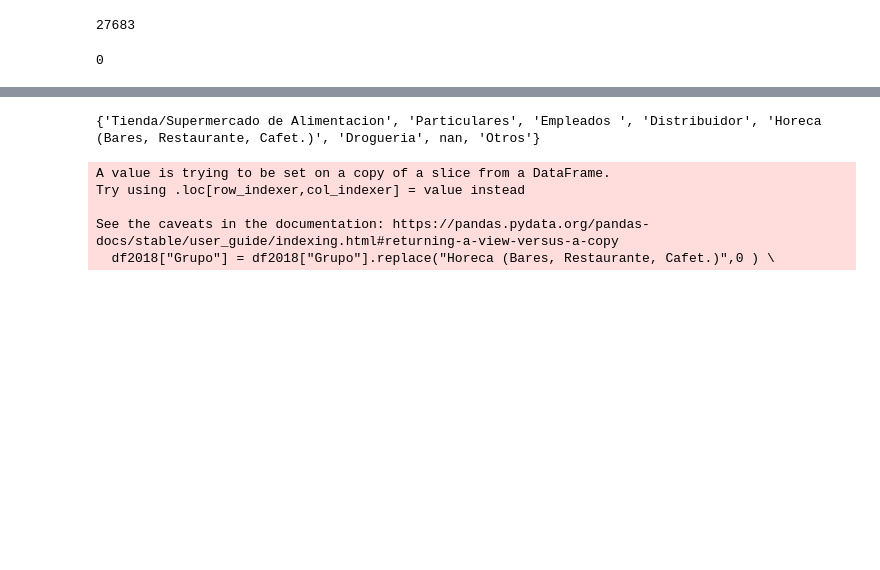
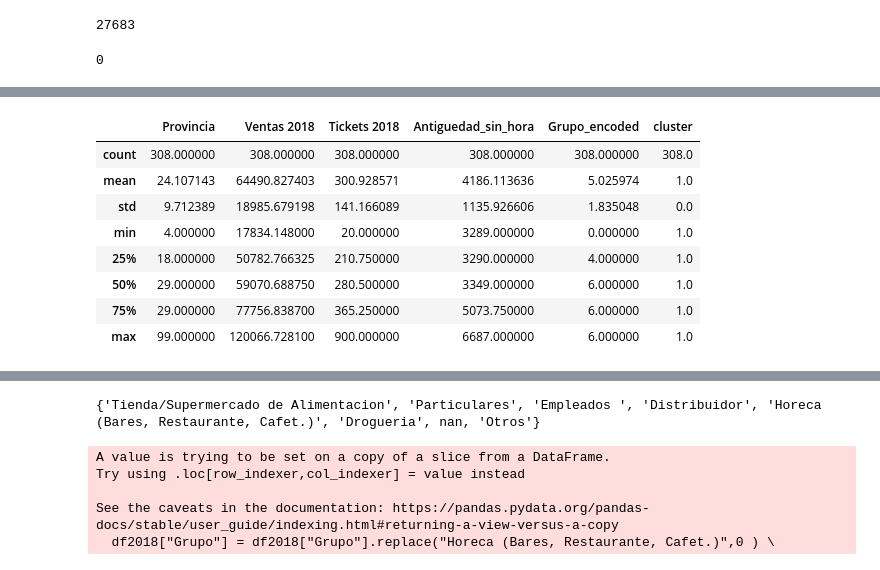
Before and after one commit to rushabhp01/clientesSuper, a Jupyter notebook: clientesSuper.ipynb, the cells around one changed output, grey strips where cells are left out. Drawn from its saved outputs; the diff is of its cells as text; code cells hidden in the pictures; blank space fills up the shorter version.

```diff
--- a/clientesSuper.ipynb
+++ b/clientesSuper.ipynb
@@ -300,0 +579,12 @@ Tienda/Supermercado de Alimentacion       0.53      0.10      0.17      1600
+# %%
+dfKmeans[dfKmeans["cluster"] ==1].describe()
+# %% [output]
+|  | Provincia | Ventas 2018 | Tickets 2018 | Antiguedad_sin_hora | Grupo_encoded | cluster |
+| count | 308.000000 | 308.000000 | 308.000000 | 308.000000 | 308.000000 | 308.0 |
+| mean | 24.107143 | 64490.827403 | 300.928571 | 4186.113636 | 5.025974 | 1.0 |
+| std | 9.712389 | 18985.679198 | 141.166089 | 1135.926606 | 1.835048 | 0.0 |
+| min | 4.000000 | 17834.148000 | 20.000000 | 3289.000000 | 0.000000 | 1.0 |
+| 25% | 18.000000 | 50782.766325 | 210.750000 | 3290.000000 | 4.000000 | 1.0 |
+| 50% | 29.000000 | 59070.688750 | 280.500000 | 3349.000000 | 6.000000 | 1.0 |
+| 75% | 29.000000 | 77756.838700 | 365.250000 | 5073.750000 | 6.000000 | 1.0 |
+| max | 99.000000 | 120066.728100 | 900.000000 | 6687.000000 | 6.000000 | 1.0 |
```
Also changed, not shown: parts of 64 cells of this notebook.
